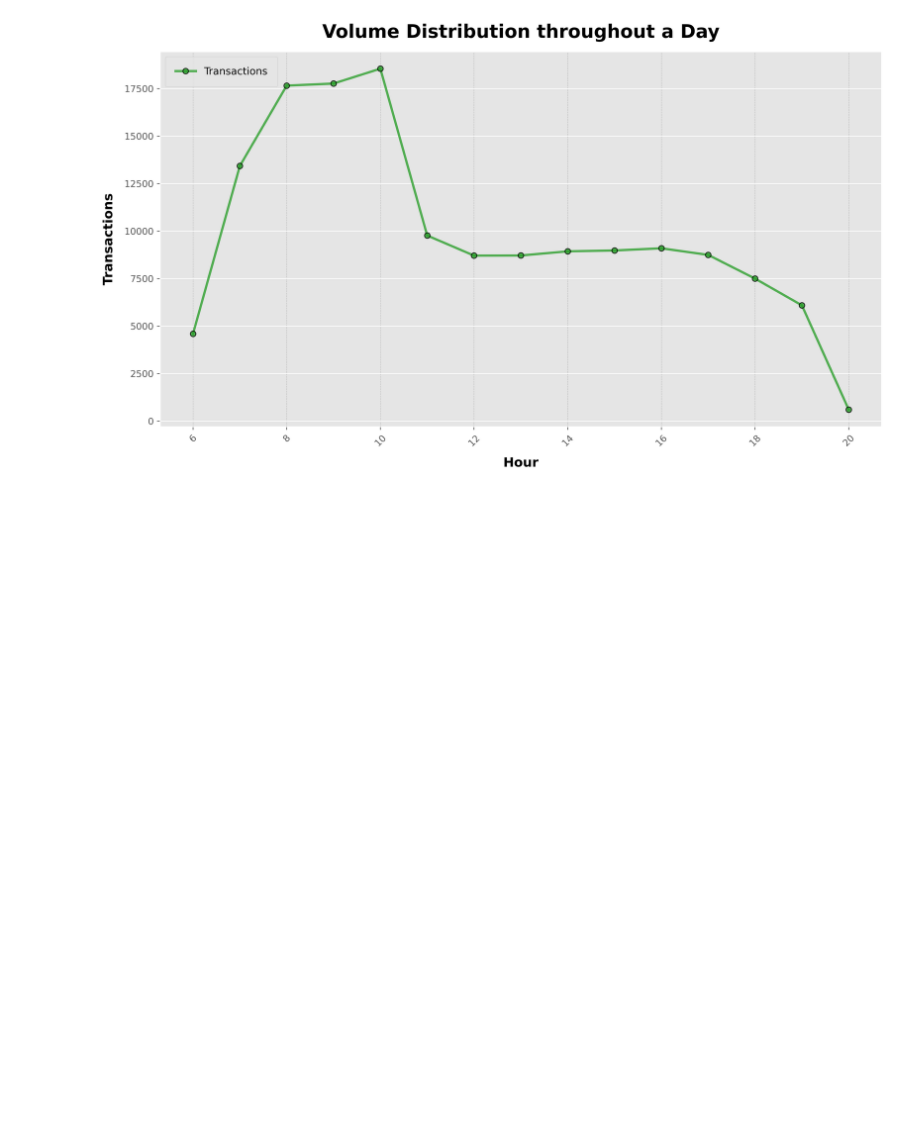
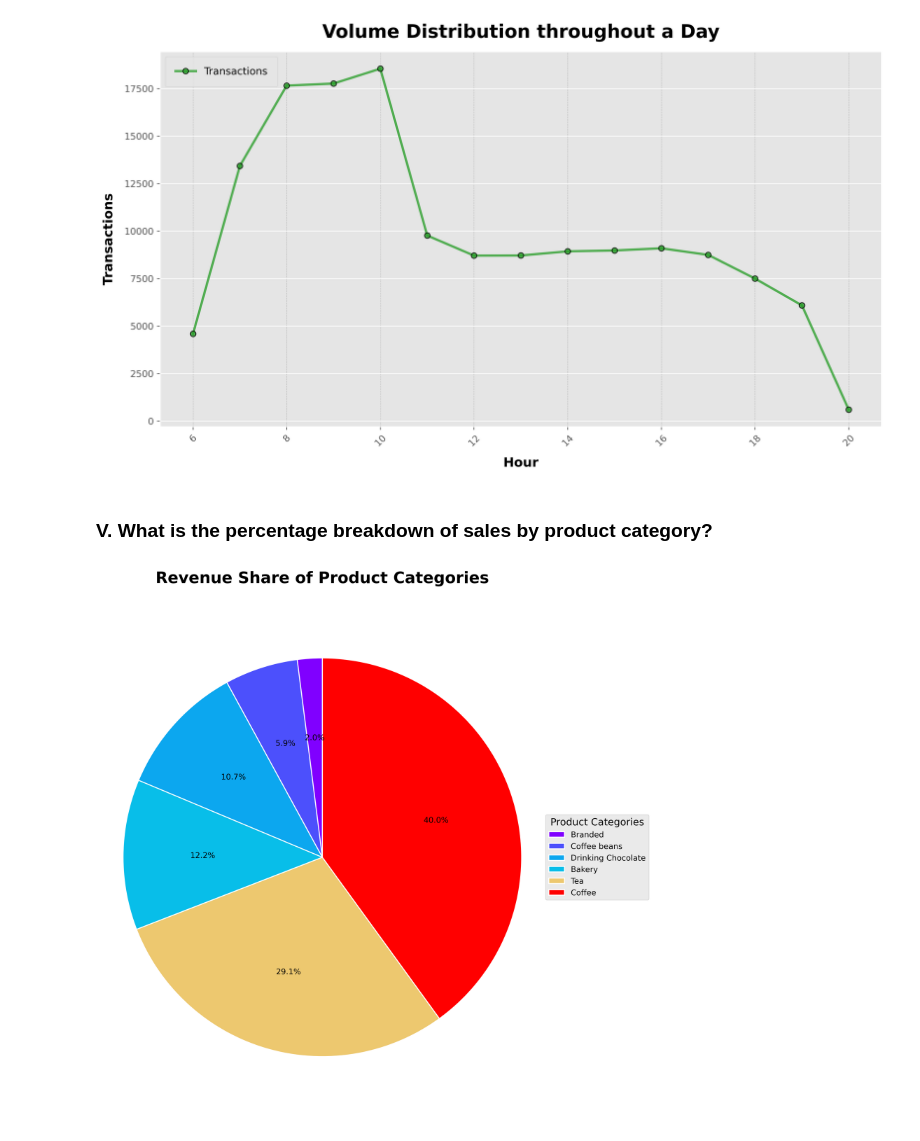
Before and after one commit to smartestnerdfromtown/Coffee-Shop-Sales-Analysis, a Jupyter notebook: analysis.ipynb, the cells around one changed output. Drawn from its saved outputs; the diff is of its cells as text; code cells hidden in the pictures; blank space fills up the shorter version.

```diff
--- a/analysis.ipynb
+++ b/analysis.ipynb
@@ -413,3 +413,66 @@ plt.tight_layout()
 plt.show()
 # %% [output]
 [figure]
+# %% [markdown]
+### V. What is the percentage breakdown of sales by product category?
+# %%
+product_categories = df.groupby('product_category') \
+                       .agg(total_revenue=('revenue', 'sum')) \
+                       .sort_values(by='total_revenue') \
+                       .reset_index()
+
+product_categories = product_categories.iloc[3: ]
+# %%
+# Normalize total_sales data for colormap
+norm = mcolors.Normalize(
+    vmin=np.min(product_categories['total_revenue']),
+    vmax=np.max(product_categories['total_revenue'])
+)
+cmap = plt.cm.rainbow
+colors = cmap(norm(product_categories['total_revenue']))
+
+fig, ax = plt.subplots(
+    nrows=1,
+    ncols=1,
+    figsize=(8, 8),
+    dpi=500,
+    facecolor='white',
+)
+
+wedges, texts, autotexts = ax.pie(
+    x=product_categories['total_revenue'],
+    labels=None,
+    colors=colors,
+    autopct='%1.1f%%',
+    startangle=90,
+    radius=1,
+    wedgeprops={'linewidth': 1, 'edgecolor': 'white'},
+    textprops={'fontsize': 8, 'color': 'black'},
+)
+
+for autotext in autotexts:
+    autotext.set_fontsize(8)
+    autotext.set_color('black')
+
+ax.set_title(
+    "Revenue Share of Product Categories",
+    fontsize=16,
+    fontweight='bold',
+    color='black',
+    loc='center',
+    pad=15
+)
+
+ax.legend(
+    labels=product_categories['product_category'],
+    title='Product Categories',
+    loc='center left',
+    bbox_to_anchor=(1, 0.5),
+    fontsize=8
+)
+ax.axis('equal')
+
+fig.tight_layout()
+plt.show()
+# %% [output]
+[figure, added]
```
Also changed, not shown: parts of 12 cells of this notebook.
